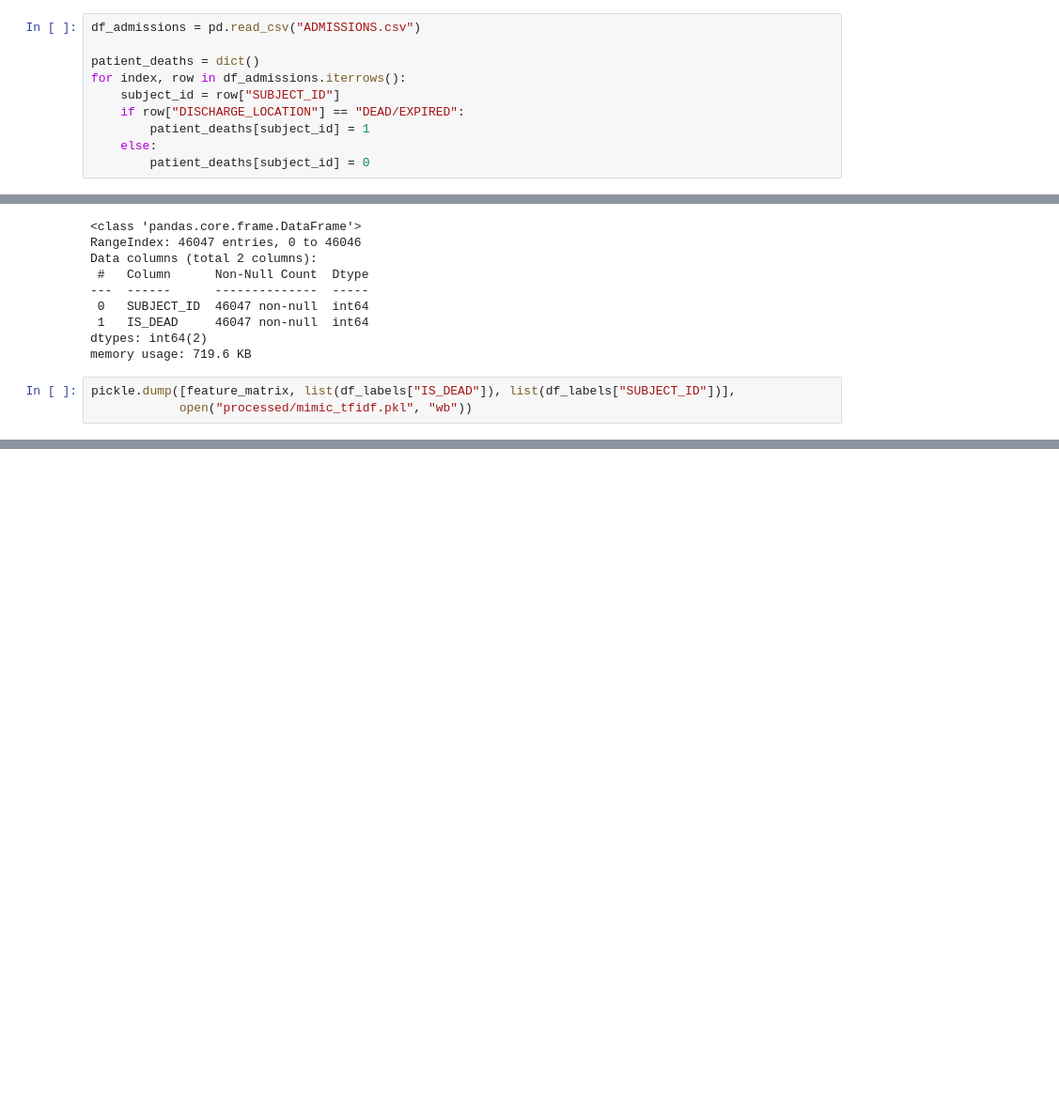
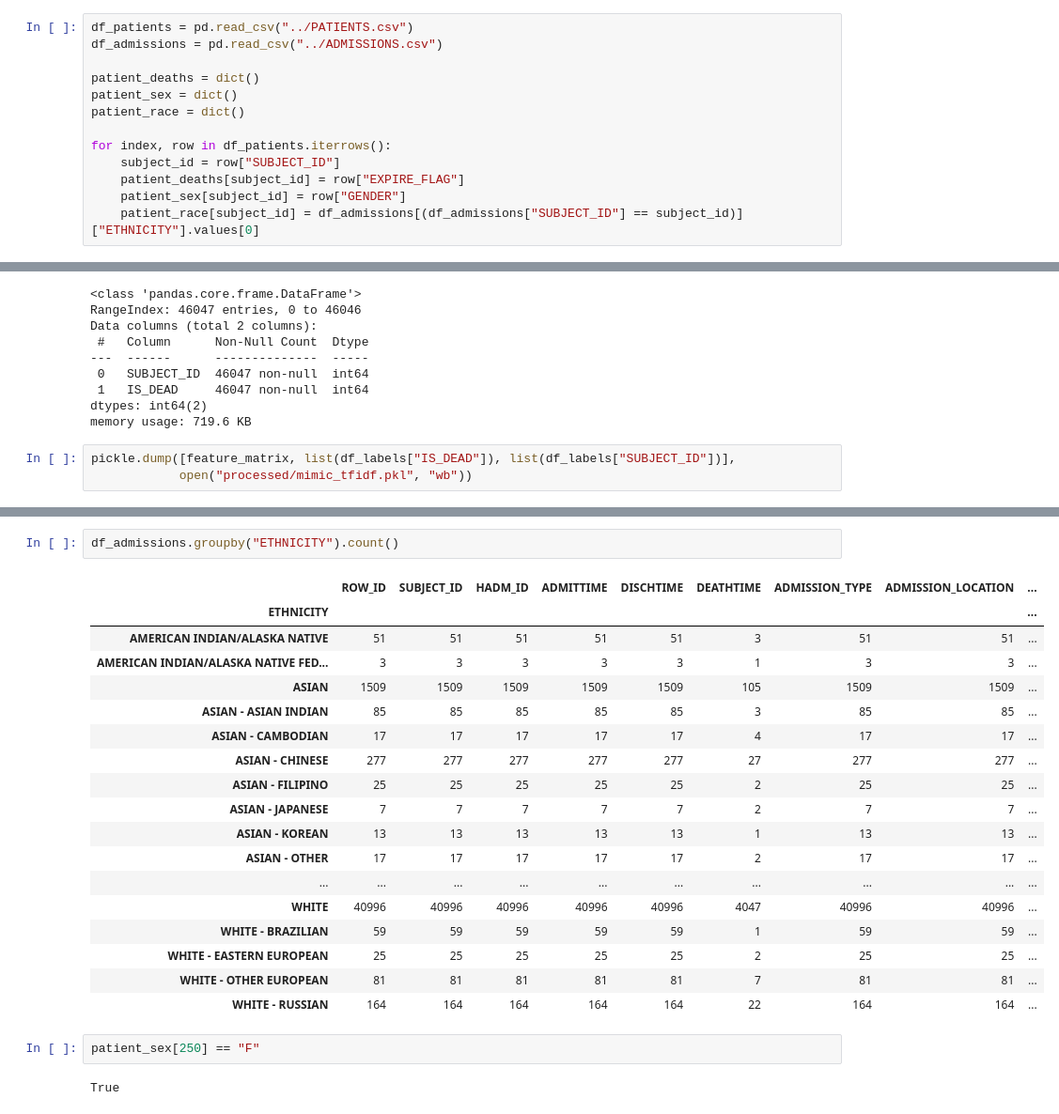
Before and after one commit to matthewkol186/cos597efinalproject, a Jupyter notebook: preprocess-mimic-iii.ipynb, the cells around one changed output, grey strips where cells are left out. Shown: that part at 94% size. Cells and saved outputs as stored; diff of their text form; blank space fills up the shorter version.

```diff
--- a/preprocess-mimic-iii.ipynb
+++ b/preprocess-mimic-iii.ipynb
@@ -118,14 +118,17 @@ pickle.dump([clean_df["SUBJECT_ID"], matrix], open("processed/intermediate_featu
 # %% [output]
 '\n# Clean text\nclean_notes = dict()\nfor index, row in df.iterrows():\n    subject_id = row["SUBJECT_ID"]\n    tokens = clean_text(row["TEXT"]).split(" ")\n    if subject_id not in clean_notes.keys( ...
 # %%
-df_admissions = pd.read_csv("ADMISSIONS.csv")
+df_patients = pd.read_csv("../PATIENTS.csv")
+df_admissions = pd.read_csv("../ADMISSIONS.csv")
 
 patient_deaths = dict()
-for index, row in df_admissions.iterrows():
+patient_sex = dict()
+patient_race = dict()
+
+for index, row in df_patients.iterrows():
     subject_id = row["SUBJECT_ID"]
-    if row["DISCHARGE_LOCATION"] == "DEAD/EXPIRED":
-        patient_deaths[subject_id] = 1
-    else:
-        patient_deaths[subject_id] = 0
+    patient_deaths[subject_id] = row["EXPIRE_FLAG"]
+    patient_sex[subject_id] = row["GENDER"]
+    patient_race[subject_id] = df_admissions[(df_admissions["SUBJECT_ID"] == subject_id)]["ETHNICITY"].values[0]
 # %%
 subject_ids, feature_matrix = pickle.load(open("processed/intermediate_features.pkl", "rb"))
@@ -152,0 +206,25 @@ pickle.dump([feature_matrix, list(df_labels["IS_DEAD"]), list(df_labels["SUBJECT
+# %%
+df_admissions.groupby("ETHNICITY").count()
+# %% [output]
+|  | ROW_ID | SUBJECT_ID | HADM_ID | ADMITTIME | DISCHTIME | DEATHTIME | ADMISSION_TYPE | ADMISSION_LOCATION | ... |
+| ETHNICITY |  |  |  |  |  |  |  |  | ... |
+| AMERICAN INDIAN/ALASKA NATIVE | 51 | 51 | 51 | 51 | 51 | 3 | 51 | 51 | ... |
+| AMERICAN INDIAN/ALASKA NATIVE FED... | 3 | 3 | 3 | 3 | 3 | 1 | 3 | 3 | ... |
+| ASIAN | 1509 | 1509 | 1509 | 1509 | 1509 | 105 | 1509 | 1509 | ... |
+| ASIAN - ASIAN INDIAN | 85 | 85 | 85 | 85 | 85 | 3 | 85 | 85 | ... |
+| ASIAN - CAMBODIAN | 17 | 17 | 17 | 17 | 17 | 4 | 17 | 17 | ... |
+| ASIAN - CHINESE | 277 | 277 | 277 | 277 | 277 | 27 | 277 | 277 | ... |
+| ASIAN - FILIPINO | 25 | 25 | 25 | 25 | 25 | 2 | 25 | 25 | ... |
+| ASIAN - JAPANESE | 7 | 7 | 7 | 7 | 7 | 2 | 7 | 7 | ... |
+| ASIAN - KOREAN | 13 | 13 | 13 | 13 | 13 | 1 | 13 | 13 | ... |
+| ASIAN - OTHER | 17 | 17 | 17 | 17 | 17 | 2 | 17 | 17 | ... |
+| ... | ... | ... | ... | ... | ... | ... | ... | ... | ... |
+| WHITE | 40996 | 40996 | 40996 | 40996 | 40996 | 4047 | 40996 | 40996 | ... |
+| WHITE - BRAZILIAN | 59 | 59 | 59 | 59 | 59 | 1 | 59 | 59 | ... |
+| WHITE - EASTERN EUROPEAN | 25 | 25 | 25 | 25 | 25 | 2 | 25 | 25 | ... |
+| WHITE - OTHER EUROPEAN | 81 | 81 | 81 | 81 | 81 | 7 | 81 | 81 | ... |
+| WHITE - RUSSIAN | 164 | 164 | 164 | 164 | 164 | 22 | 164 | 164 | ... |
+# %%
+patient_sex[250] == "F"
+# %% [output]
+True
```
Also changed, not shown: parts of 3 cells of this notebook.
